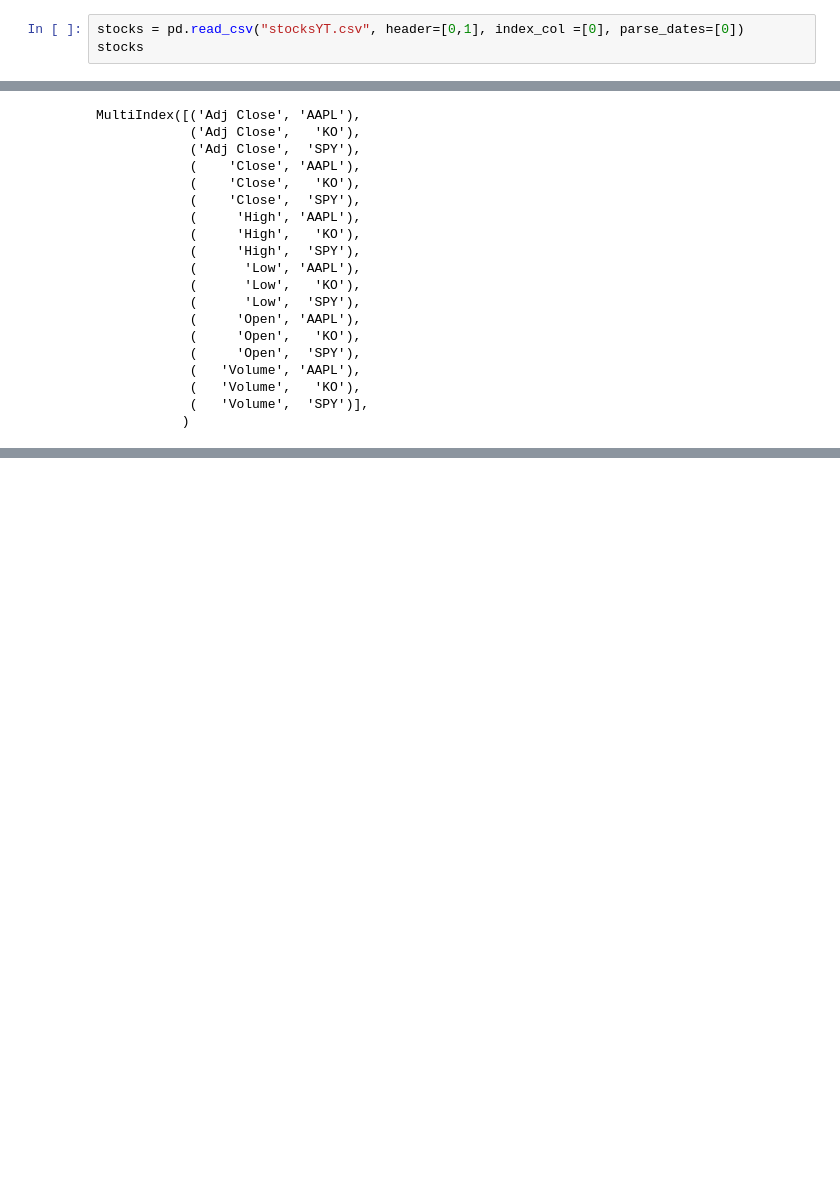
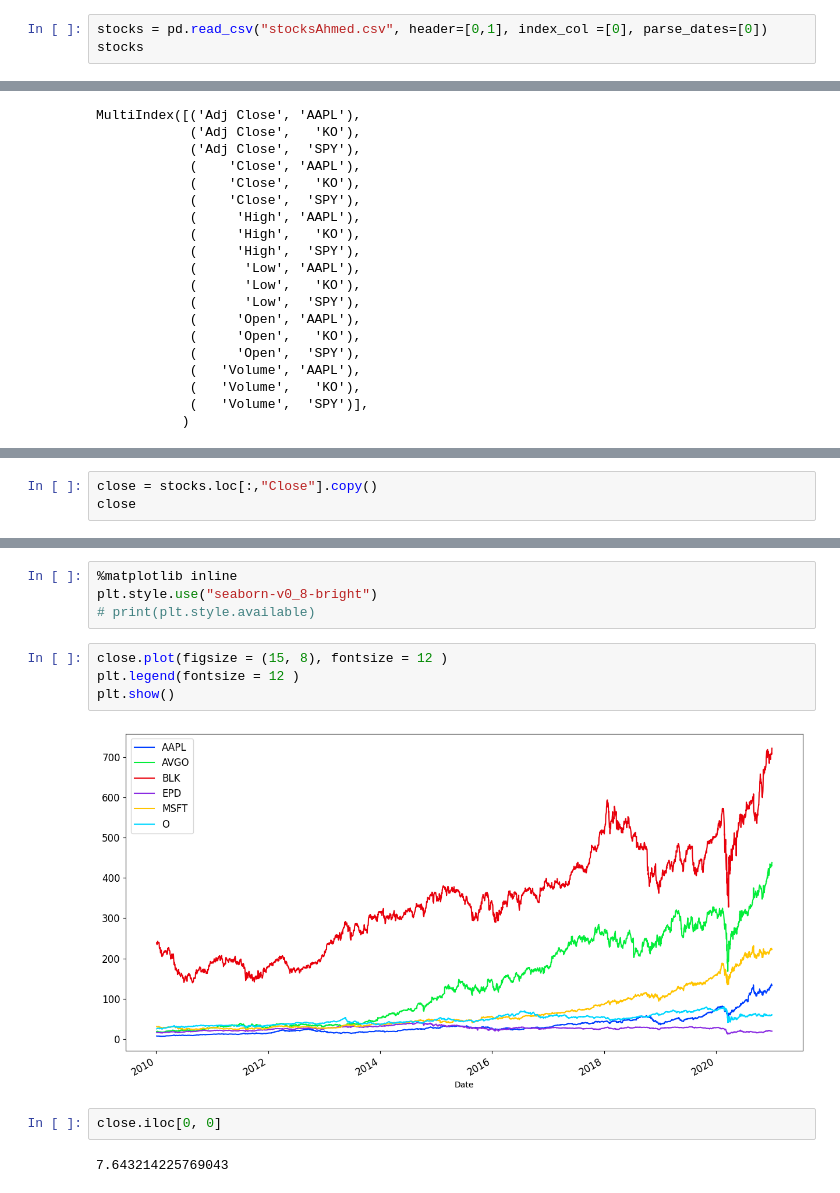
Before and after one commit to aalsaedi265/algo_trade_basic, a Jupyter notebook: algo.ipynb, the cells around one changed output, grey strips where cells are left out. Drawn from its saved outputs; the diff is of its cells as text; blank space fills up the shorter version.

Commit message:
stocks value

```diff
--- a/algo.ipynb
+++ b/algo.ipynb
@@ -34,3 +150,3 @@ stocks
 # %%
-stocks = pd.read_csv("stocksYT.csv", header=[0,1], index_col =[0], parse_dates=[0])
+stocks = pd.read_csv("stocksAhmed.csv", header=[0,1], index_col =[0], parse_dates=[0])
 stocks
@@ -92,0 +242,3 @@ MultiIndex([('Adj Close', 'AAPL'),
+# %%
+close = stocks.loc[:,"Close"].copy()
+close
@@ -92,0 +260,14 @@ MultiIndex([('Adj Close', 'AAPL'),
+# %%
+%matplotlib inline
+plt.style.use("seaborn-v0_8-bright")
+# print(plt.style.available)
+# %%
+close.plot(figsize = (15, 8), fontsize = 12 )
+plt.legend(fontsize = 12 )
+plt.show()
+# %% [output]
+[figure, added]
+# %%
+close.iloc[0, 0]
+# %% [output]
+7.643214225769043
```
Also changed, not shown: parts of 21 cells of this notebook, 1 other file.
